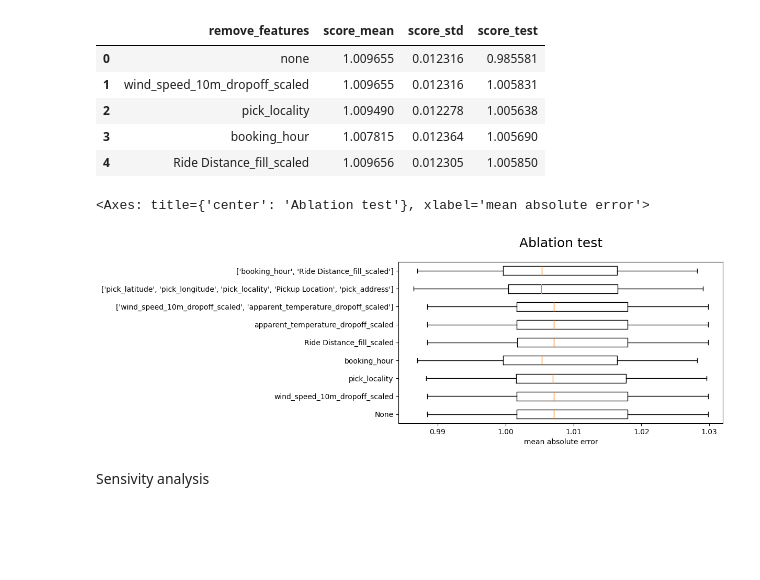
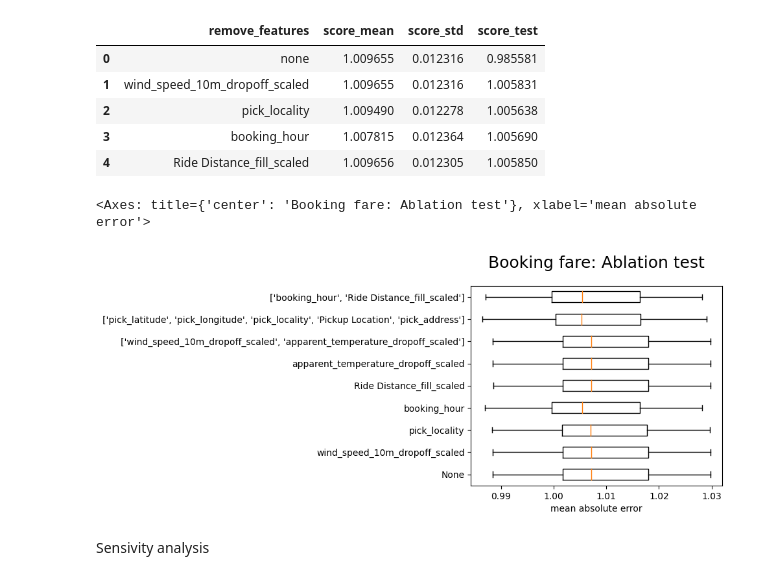
Before and after one commit to NDuan-510/MADS-MS2-Uber-Analysis, a Jupyter notebook: 4.5. Supervised Model evaluation & Failure analysis (fare prediction) (fulldata).ipynb, the cells around one changed output. Drawn from its saved outputs; the diff is of its cells as text; code cells hidden in the pictures; blank space fills up the shorter version.

```diff
--- a/4.5. Supervised Model evaluation & Failure analysis (fare prediction) (fulldata).ipynb
+++ b/4.5. Supervised Model evaluation & Failure analysis (fare prediction) (fulldata).ipynb
@@ -194,10 +194,13 @@ eval_df.head()
 | 4 | Ride Distance_fill_scaled | 1.009656 | 0.012305 | 1.005850 |
 # %%
 # Ablation test plot
-reg_vis_obj.box_plot(score_array.T,labels=['None'] + remove_features,title='Ablation test',xlabel='mean absolute error')
+reg_vis_obj.box_plot(score_array.T,labels=['None'] + remove_features,
+                     title='Booking fare: Ablation test',
+                     figsize = (5, 4),
+                     xlabel='mean absolute error')
 # %% [output]
-<Axes: title={'center': 'Ablation test'}, xlabel='mean absolute error'>
+<Axes: title={'center': 'Booking fare: Ablation test'}, xlabel='mean absolute error'>
-[figure, old version]
+[figure, new version]
 # %% [markdown]
 Sensivity analysis
 # %%
```
Also changed, not shown: 4 other files.
